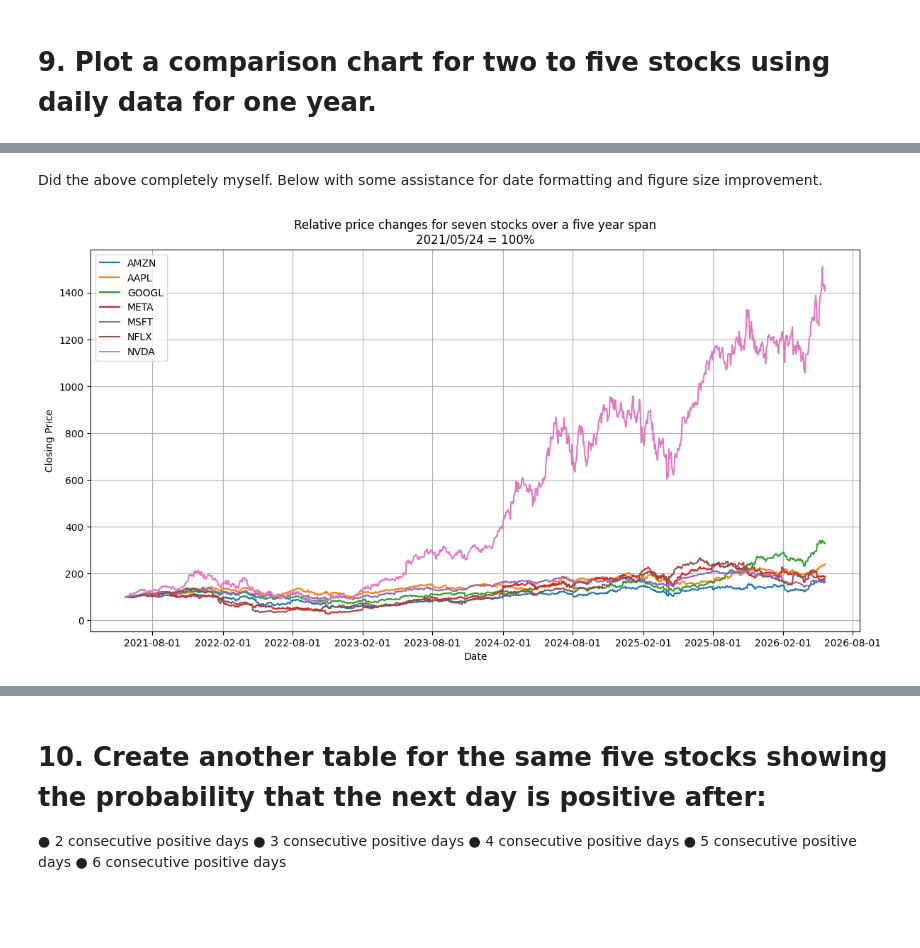
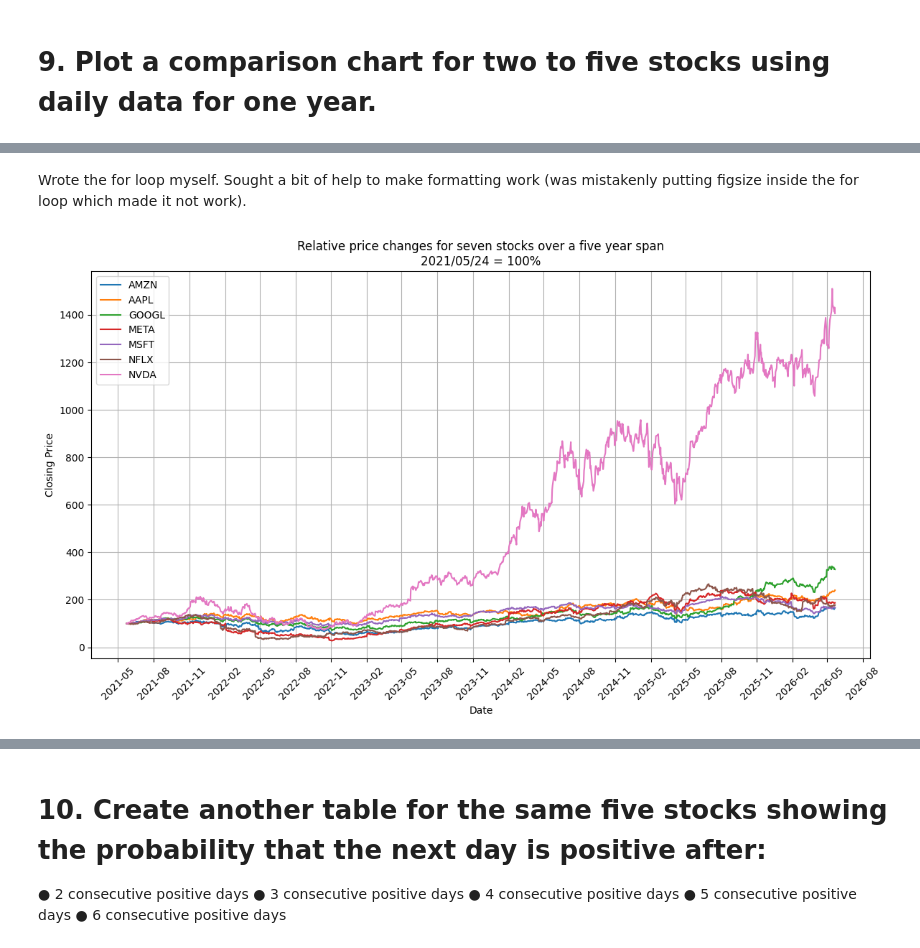
Before and after one commit to matthewcavanaugh96/megalabs, a Jupyter notebook: stock_prediction/PART 1B - EDA tasks.ipynb, the cells around one changed output, grey strips where cells are left out. Drawn from its saved outputs; the diff is of its cells as text; code cells hidden in the pictures; blank space fills up the shorter version.

Commit message:
Minor visualization cleanup

```diff
--- a/stock_prediction/PART 1B - EDA tasks.ipynb
+++ b/stock_prediction/PART 1B - EDA tasks.ipynb
@@ -495,23 +503,3 @@ Sharpe-like metric (optional)
 Correlation to market average (optional)
 # %% [markdown]
 # 9. Plot a comparison chart for two to five stocks using daily data for one year.
-# %%
-import matplotlib.pyplot as plt
-import matplotlib.dates as mdates
-
-tech_stocks = ['AMZN', 'AAPL', 'GOOGL', 'META', 'MSFT', 'NFLX', 'NVDA']
-
-master_df = df_daily_five_yr
-#master_df = df_daily_five_yr
-#master_df = df_daily_five_yr
-
-
-for stock in tech_stocks:
-    stock_df = master_df[master_df['ticker'] == stock]
-    plt.plot(stock_df['timestamp'], stock_df['close_pct_of_day1'], label=stock)
-    plt.xlabel('Date')
-    plt.ylabel('Closing Price')
-    plt.title('Relative price changes for seven stocks over a five year span')
-    plt.legend()
-
-plt.show()
@@ -520,36 +506,34 @@ plt.show()
-# %% [markdown]
-Did the above completely myself. Below with some assistance for date formatting and figure size improvement.
+# %% [markdown]
+Wrote the for loop myself. Sought a bit of help to make formatting work (was mistakenly putting figsize inside the for loop which made it not work).
 # %%
 # Five year span
 import matplotlib.pyplot as plt
 import matplotlib.dates as mdates
 
 tech_stocks = ['AMZN', 'AAPL', 'GOOGL', 'META', 'MSFT', 'NFLX', 'NVDA']
 
 master_df = df_daily_five_yr
 
 plt.figure(figsize=(14, 7))
 
 for stock in tech_stocks:
     stock_df = master_df[master_df['ticker'] == stock]
     plt.plot(stock_df['timestamp'], stock_df['close_pct_of_day1'], label=stock)
     plt.xlabel('Date')
     plt.ylabel('Closing Price')
     plt.title(
     f'Relative price changes for seven stocks over a five year span\n'
     f'{(master_df['timestamp'].min()):%Y/%m/%d} = 100%')
     plt.legend()
 
-# Fewer x-axis ticks
-plt.gca().xaxis.set_major_locator(mdates.MonthLocator(interval=6))
-plt.gca().xaxis.set_major_formatter(mdates.DateFormatter('%Y-%m-%d'))
+plt.gca().xaxis.set_major_locator(mdates.MonthLocator(interval=3))
+plt.gca().xaxis.set_major_formatter(mdates.DateFormatter('%Y-%m'))
 
-# Optional rotation
-plt.xticks(rotation=0)
+plt.xticks(rotation=45)
 plt.grid()
 plt.show()
 # %% [output]
-[figure, old version]
+[figure, new version]
 # %%
 # One year span
 import matplotlib.pyplot as plt
```
Also changed, not shown: parts of 9 cells of this notebook.
